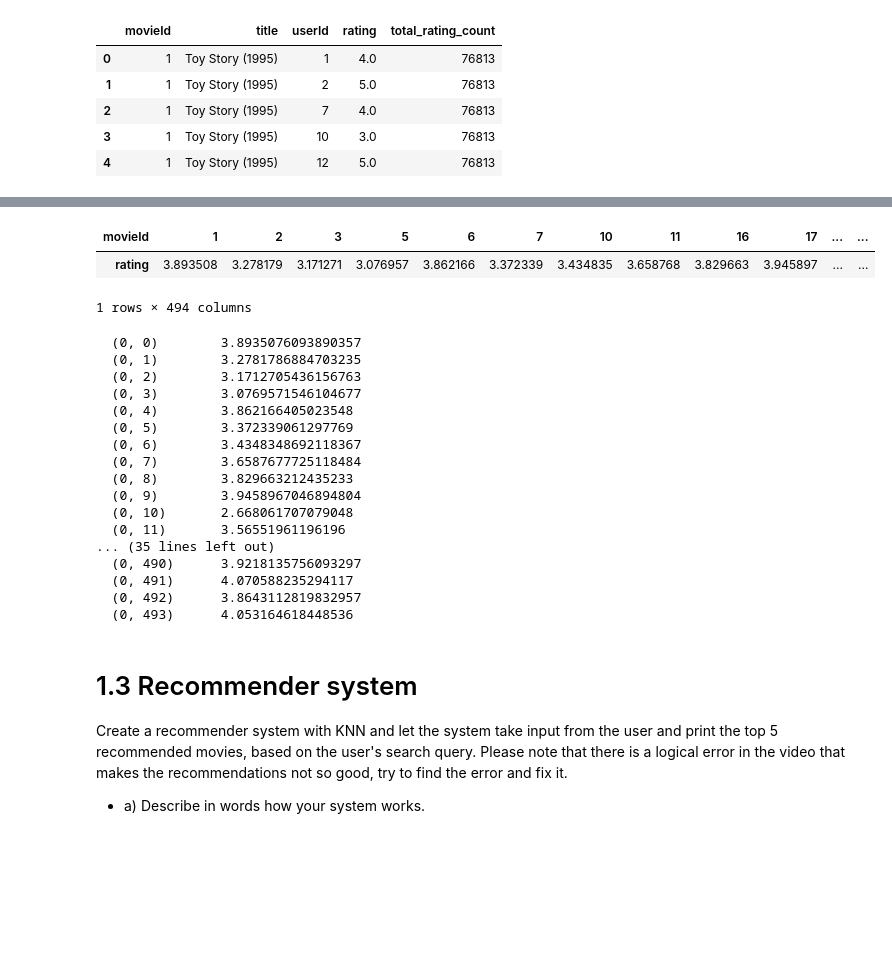
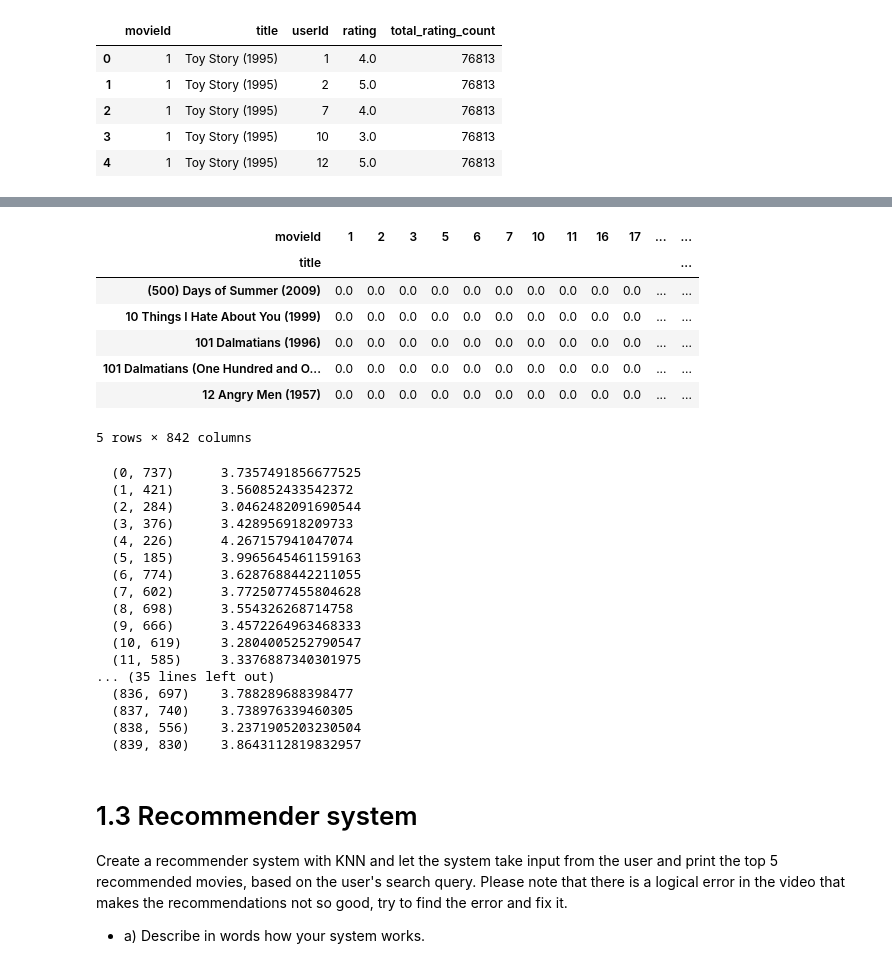
Before and after one commit to mosendamnit/AI-muhsin-OPA23, a Jupyter notebook: labs/lab_01.ipynb, the cells around one changed output, grey strips where cells are left out. Drawn from its saved outputs; the diff is of its cells as text; code cells hidden in the pictures; blank space fills up the shorter version.

Commit message:
Kind of finish with pivottable , sparse matrix and recommendation but need little fixing

```diff
--- a/labs/lab_01.ipynb
+++ b/labs/lab_01.ipynb
@@ -417,11 +409,16 @@ rating_popular_movie.shape
 # %%
-pivottabe = rating_popular_movie.pivot_table(columns="movieId" , values="rating").fillna(0)
+pivottabe = rating_popular_movie.pivot_table(index='title', columns="movieId" , values="rating").fillna(0)
 
 pivottabe.head()
 # %% [output]
 | movieId | 1 | 2 | 3 | 5 | 6 | 7 | 10 | 11 | 16 | 17 | ... | ... |
-| rating | 3.893508 | 3.278179 | 3.171271 | 3.076957 | 3.862166 | 3.372339 | 3.434835 | 3.658768 | 3.829663 | 3.945897 | ... | ... |
+| title |  |  |  |  |  |  |  |  |  |  |  | ... |
+| (500) Days of Summer (2009) | 0.0 | 0.0 | 0.0 | 0.0 | 0.0 | 0.0 | 0.0 | 0.0 | 0.0 | 0.0 | ... | ... |
+| 10 Things I Hate About You (1999) | 0.0 | 0.0 | 0.0 | 0.0 | 0.0 | 0.0 | 0.0 | 0.0 | 0.0 | 0.0 | ... | ... |
+| 101 Dalmatians (1996) | 0.0 | 0.0 | 0.0 | 0.0 | 0.0 | 0.0 | 0.0 | 0.0 | 0.0 | 0.0 | ... | ... |
+| 101 Dalmatians (One Hundred and O... | 0.0 | 0.0 | 0.0 | 0.0 | 0.0 | 0.0 | 0.0 | 0.0 | 0.0 | 0.0 | ... | ... |
+| 12 Angry Men (1957) | 0.0 | 0.0 | 0.0 | 0.0 | 0.0 | 0.0 | 0.0 | 0.0 | 0.0 | 0.0 | ... | ... |
-1 rows × 494 columns
+5 rows × 842 columns
 # %%
 import pandas as pd
 import numpy as np
@@ -433,30 +430,28 @@ df = pd.DataFrame(pivottabe)
 
 from scipy.sparse import csr_matrix
 
-#pivot_table = df.pivot_table(columns='movieId', values='rating', aggfunc=np.sum, fill_value=0)
-
 # Convert the pivot table directly to a CSR matrix
 sparse_matrix = csr_matrix(pivottabe.values)
 
 print(sparse_matrix)
 # %% [output]
-  (0, 0)        3.8935076093890357
-  (0, 1)        3.2781786884703235
-  (0, 2)        3.1712705436156763
-  (0, 3)        3.0769571546104677
-  (0, 4)        3.862166405023548
-  (0, 5)        3.372339061297769
-  (0, 6)        3.4348348692118367
-  (0, 7)        3.6587677725118484
-  (0, 8)        3.829663212435233
-  (0, 9)        3.9458967046894804
-  (0, 10)       2.668061707079048
-  (0, 11)       3.56551961196196
+  (0, 737)      3.7357491856677525
+  (1, 421)      3.560852433542372
+  (2, 284)      3.0462482091690544
+  (3, 376)      3.428956918209733
+  (4, 226)      4.267157941047074
+  (5, 185)      3.9965645461159163
+  (6, 774)      3.6287688442211055
+  (7, 602)      3.7725077455804628
+  (8, 698)      3.554326268714758
+  (9, 666)      3.4572264963468333
+  (10, 619)     3.2804005252790547
+  (11, 585)     3.3376887340301975
 ... (35 lines left out)
-  (0, 490)      3.9218135756093297
-  (0, 491)      4.070588235294117
-  (0, 492)      3.8643112819832957
-  (0, 493)      4.053164618448536
+  (836, 697)    3.788289688398477
+  (837, 740)    3.738976339460305
+  (838, 556)    3.2371905203230504
+  (839, 830)    3.8643112819832957
 # %% [markdown]
 # 1.3 Recommender system
 
```
Also changed, not shown: parts of 10 cells of this notebook.
